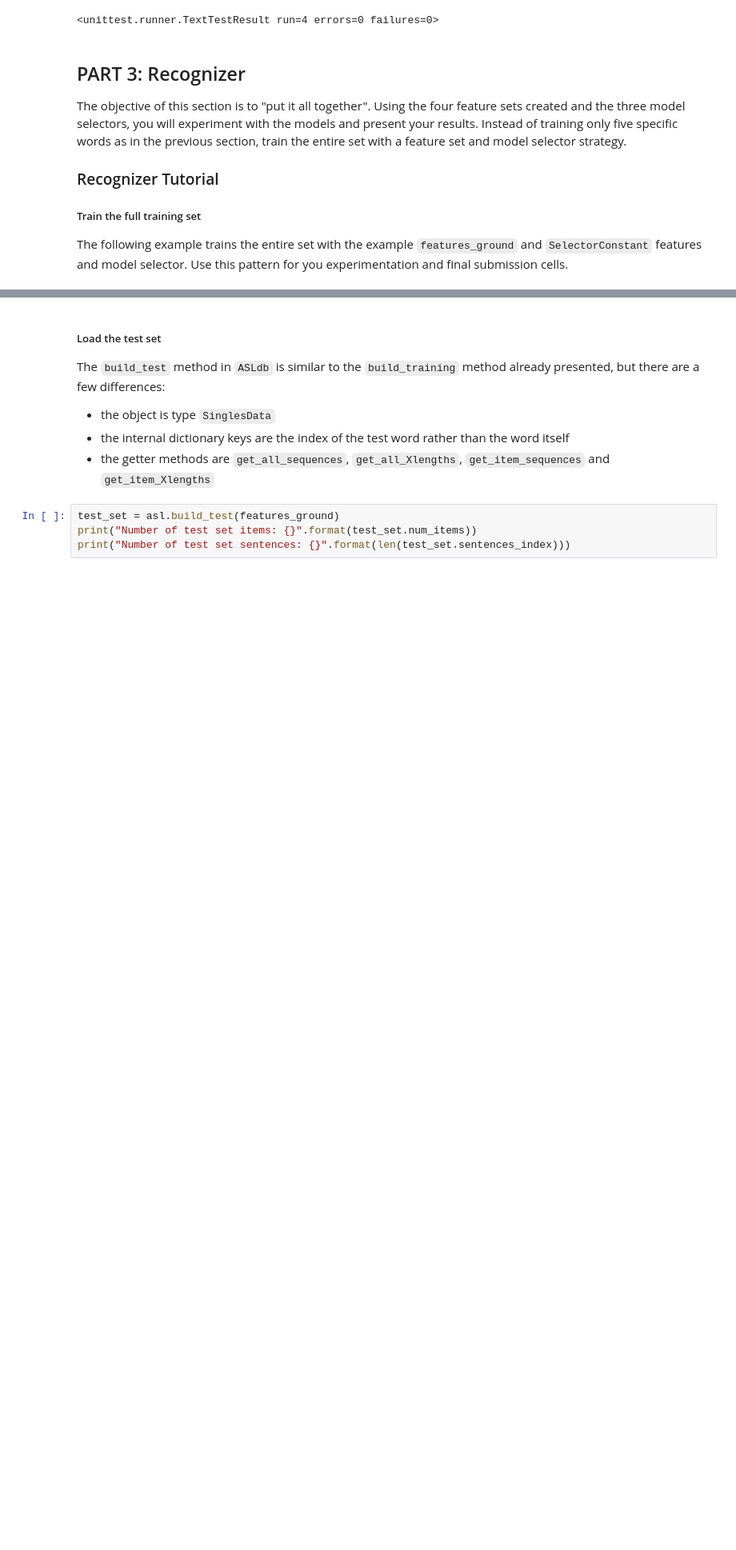
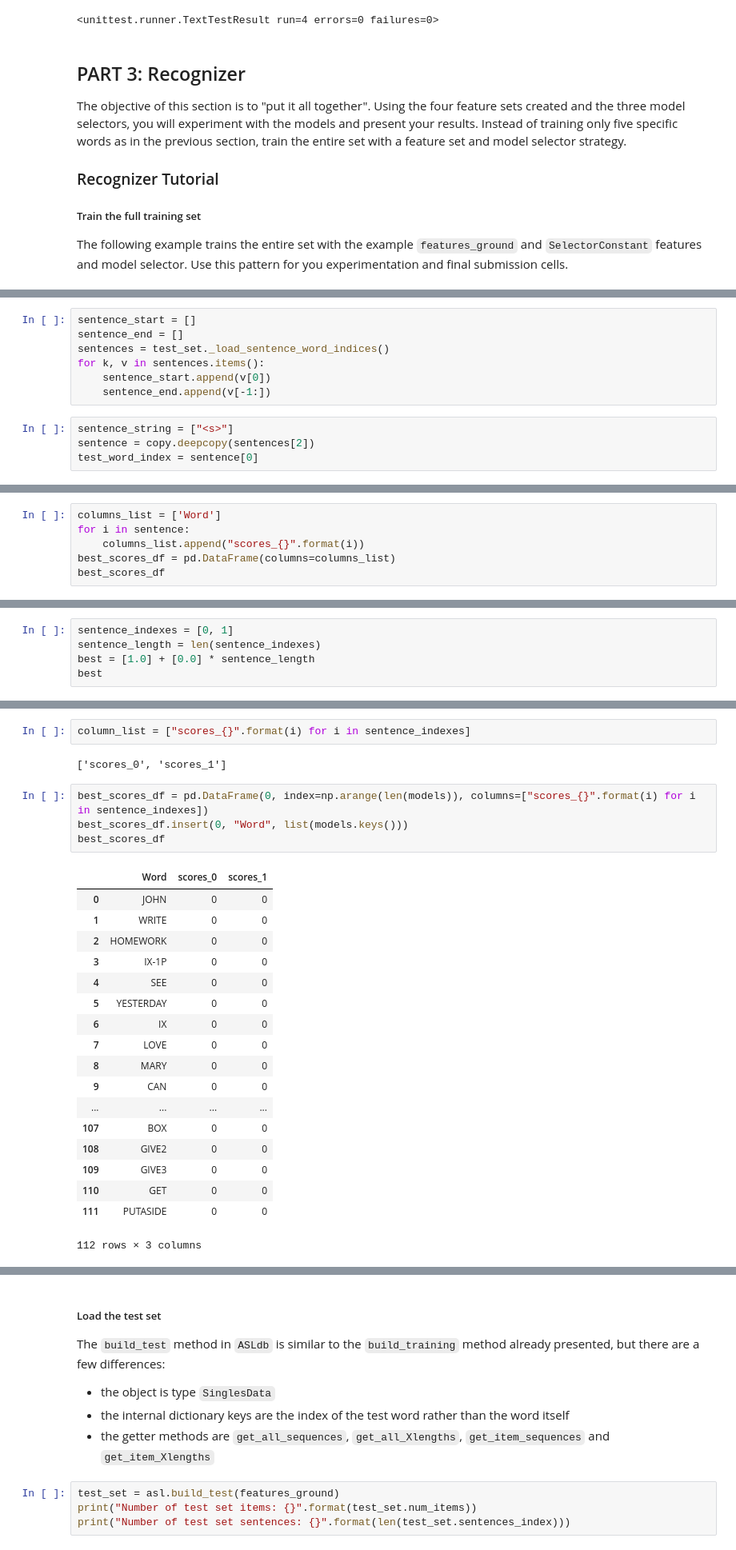
Before and after one commit to suribes/AIND-Recognizer, a Jupyter notebook: asl_recognizer.ipynb, the cells around one changed output, grey strips where cells are left out. Shown at 80% size. Saved outputs shown, nothing was run; the diff lists cells and outputs as text; blank space fills up the shorter version.

```diff
--- a/asl_recognizer.ipynb
+++ b/asl_recognizer.ipynb
@@ -737,0 +768,11 @@ Number of word models returned = 112
+# %%
+sentence_start = []
+sentence_end = []
+sentences = test_set._load_sentence_word_indices()
+for k, v in sentences.items():
+    sentence_start.append(v[0])
+    sentence_end.append(v[-1:])
+# %%
+sentence_string = ["<s>"]
+sentence = copy.deepcopy(sentences[2])
+test_word_index = sentence[0]
@@ -737,0 +891,6 @@ Number of word models returned = 112
+# %%
+columns_list = ['Word']
+for i in sentence:
+    columns_list.append("scores_{}".format(i))
+best_scores_df = pd.DataFrame(columns=columns_list)
+best_scores_df
@@ -737,0 +985,5 @@ Number of word models returned = 112
+# %%
+sentence_indexes = [0, 1]
+sentence_length = len(sentence_indexes)
+best = [1.0] + [0.0] * sentence_length
+best
@@ -737,0 +1006,27 @@ Number of word models returned = 112
+# %%
+column_list = ["scores_{}".format(i) for i in sentence_indexes]
+# %% [output]
+['scores_0', 'scores_1']
+# %%
+best_scores_df = pd.DataFrame(0, index=np.arange(len(models)), columns=["scores_{}".format(i) for i in sentence_indexes])
+best_scores_df.insert(0, "Word", list(models.keys()))
+best_scores_df
+# %% [output]
+|  | Word | scores_0 | scores_1 |
+| 0 | JOHN | 0 | 0 |
+| 1 | WRITE | 0 | 0 |
+| 2 | HOMEWORK | 0 | 0 |
+| 3 | IX-1P | 0 | 0 |
+| 4 | SEE | 0 | 0 |
+| 5 | YESTERDAY | 0 | 0 |
+| 6 | IX | 0 | 0 |
+| 7 | LOVE | 0 | 0 |
+| 8 | MARY | 0 | 0 |
+| 9 | CAN | 0 | 0 |
+| ... | ... | ... | ... |
+| 107 | BOX | 0 | 0 |
+| 108 | GIVE2 | 0 | 0 |
+| 109 | GIVE3 | 0 | 0 |
+| 110 | GET | 0 | 0 |
+| 111 | PUTASIDE | 0 | 0 |
+112 rows × 3 columns
```
Also changed, not shown: parts of 73 cells of this notebook, 5 other files.
